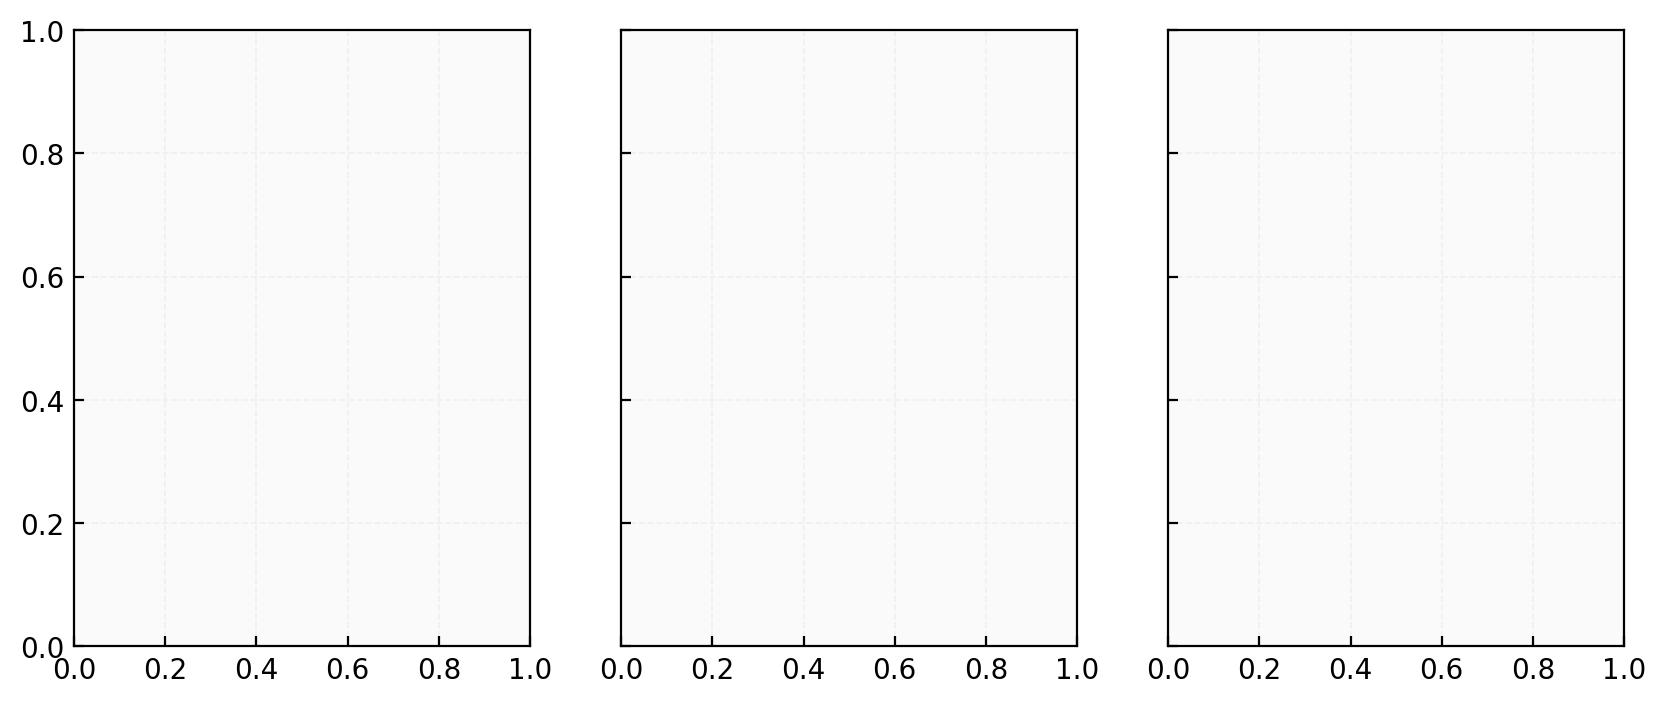
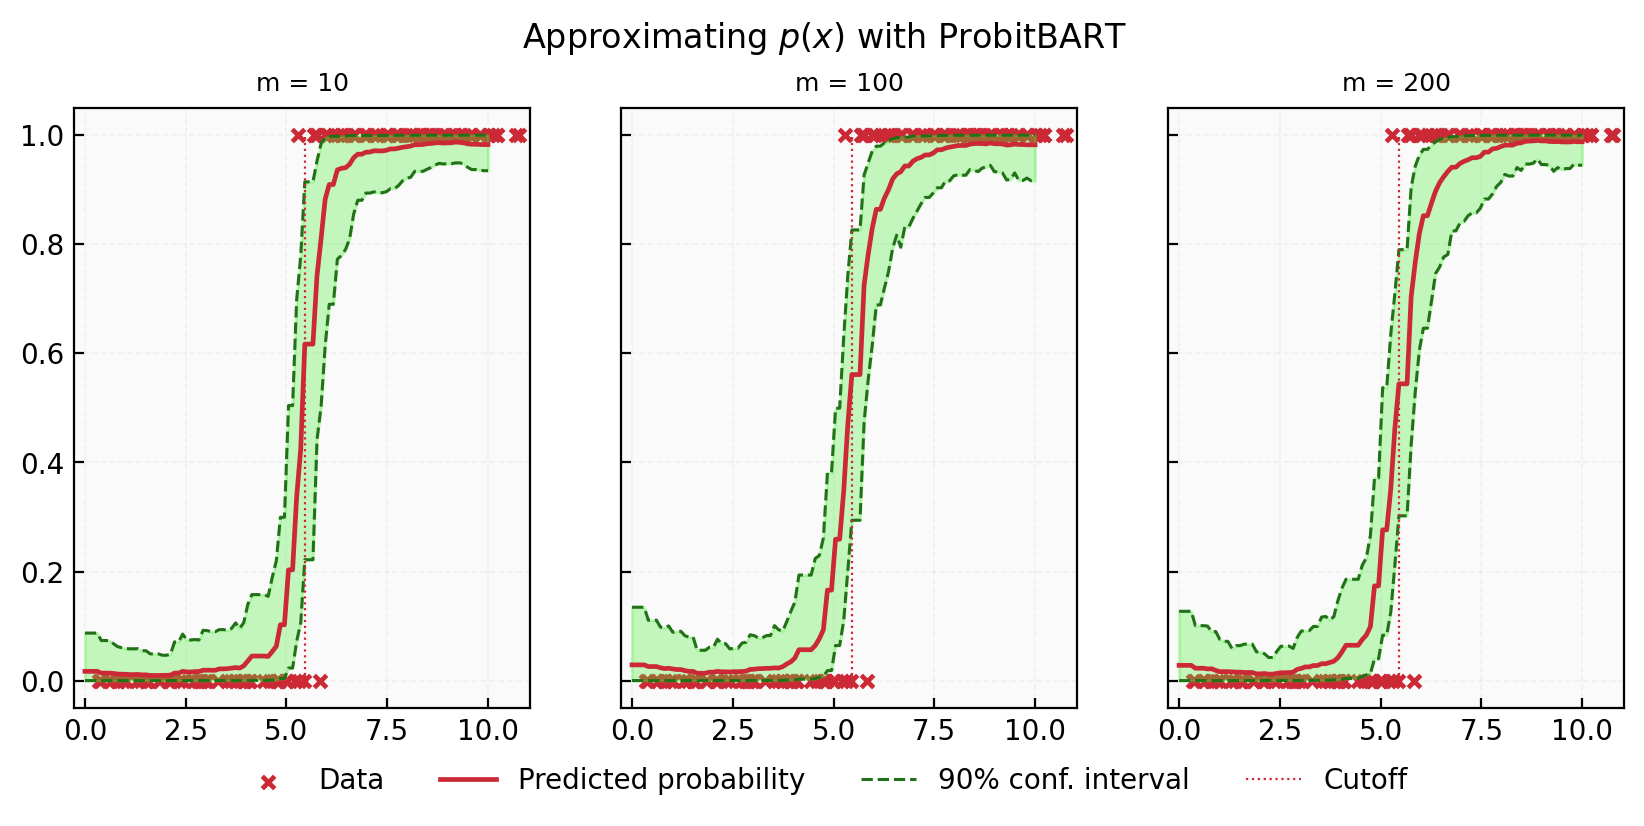
Unified diff of the notebook cell whose output changed from the first chart to the second:
--- before
+++ after
@@ -3,9 +3,9 @@
 for i in range(len(y_bart)):
     axes[i].scatter(x, y, marker='x', s=20.0, label=r"Data")
-    axes[i].plot(x_true, y_bart[i]["prediction"], label="Predicted probability")
+    axes[i].plot(x_true, y_bart[i]["probs"], label="Predicted probability")
     axes[i].plot(x_true, y_bart[i]["conf_int_low"], ls='--', lw=1.1,  c=conf_color, label="90% conf. interval")
     axes[i].plot(x_true, y_bart[i]["conf_int_high"], ls='--', lw=1.1, c=conf_color)
     axes[i].fill_between(x_true, y_bart[i]["conf_int_low"], y_bart[i]["conf_int_high"], color=fill_color, alpha=0.3)
-    axes[i].vlines(x_true[np.argmax(y_bart[i]>0.5)], 0, 1, ls=':', lw=0.8, label="Cutoff")
+    axes[i].vlines(x_true[np.argmax(y_bart[i]["probs"]>0.5)], 0, 1, ls=':', lw=0.8, label="Cutoff")
     axes[i].set_title(f"m = {m[i]}", fontsize=9)
     

Commit: Minor fixes